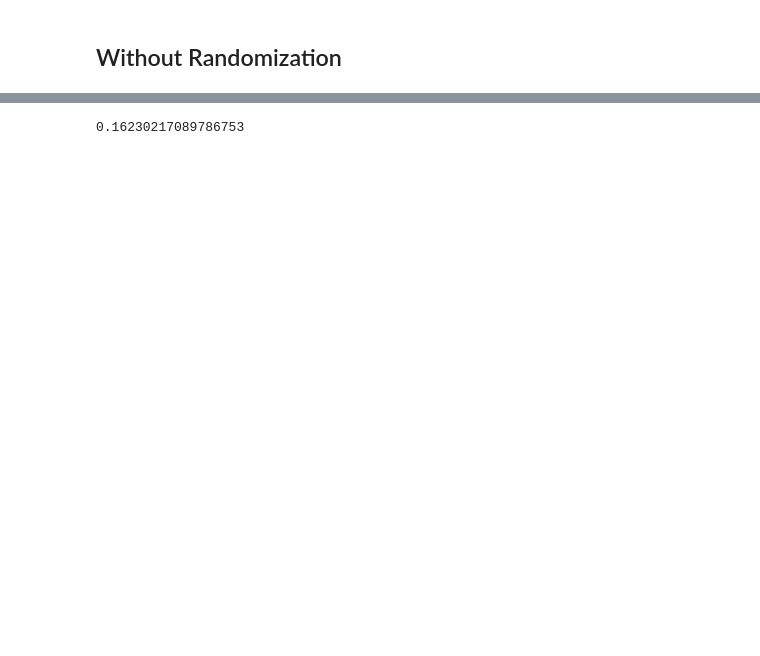
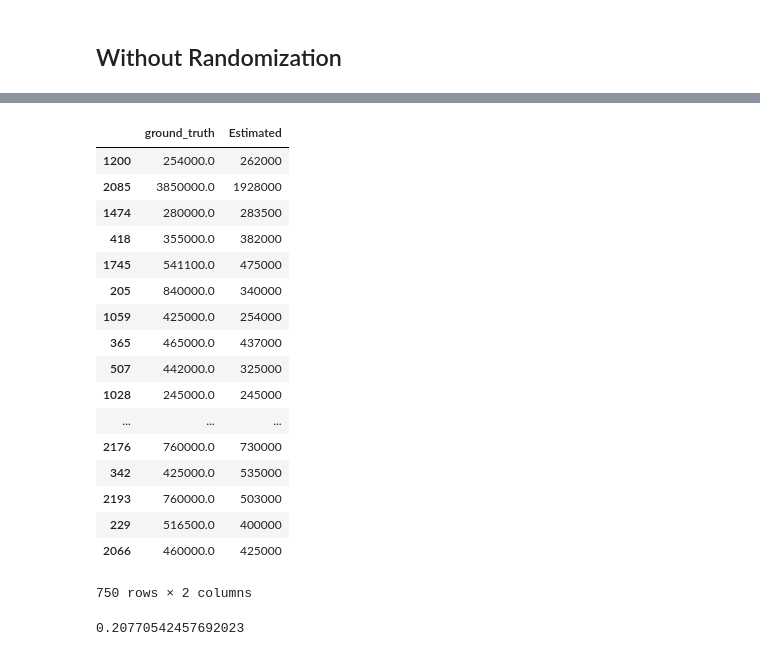
Before and after one commit to roshnivp/HousePrice, a Jupyter notebook: HousePrice.ipynb, the cells around one changed output, grey strips where cells are left out. Cells and saved outputs as stored; diff of their text form; code cells hidden in the pictures; blank space fills up the shorter version.

```diff
--- a/HousePrice.ipynb
+++ b/HousePrice.ipynb
@@ -451,7 +462,7 @@ print(abs(total_estimated-total)/total)
 # %%
 df=pd.read_csv('./kingcounty_house_data.csv')
 # %%
-data=df[:3000]
+data=df[:2500]
 # %%
 price=data.price
 # %%
@@ -465,7 +476,7 @@ train.drop("price",1,inplace=True)
 # %%
 train.drop("date",1,inplace=True)
 # %%
-train.drop("grade",1,inplace=True)
+train.drop("waterfront",1,inplace=True)
 # %%
 train.drop("sqft_living15",1,inplace=True)
 # %%
@@ -475,7 +486,7 @@ test.drop("price",1,inplace=True)
 # %%
 test.drop("date",1,inplace=True)
 # %%
-test.drop("grade",1,inplace=True)
+test.drop("waterfront",1,inplace=True)
 # %%
 test.drop("sqft_living15",1,inplace=True)
 # %%
@@ -524,8 +555,29 @@ Subset_Result['Estimated']=Output.astype(int)
 # %%
 total=Subset_Result['ground_truth'].sum()
+# %%
+Subset_Result[['ground_truth','Estimated']]
+# %% [output]
+|  | ground_truth | Estimated |
+| 1200 | 254000.0 | 262000 |
+| 2085 | 3850000.0 | 1928000 |
+| 1474 | 280000.0 | 283500 |
+| 418 | 355000.0 | 382000 |
+| 1745 | 541100.0 | 475000 |
+| 205 | 840000.0 | 340000 |
+| 1059 | 425000.0 | 254000 |
+| 365 | 465000.0 | 437000 |
+| 507 | 442000.0 | 325000 |
+| 1028 | 245000.0 | 245000 |
+| ... | ... | ... |
+| 2176 | 760000.0 | 730000 |
+| 342 | 425000.0 | 535000 |
+| 2193 | 760000.0 | 503000 |
+| 229 | 516500.0 | 400000 |
+| 2066 | 460000.0 | 425000 |
+750 rows × 2 columns
 # %%
 total_estimated=Subset_Result['Estimated'].sum()
 # %%
 print(abs(total_estimated-total)/total)
 # %% [output]
-0.16230217089786753
+0.20770542457692023
```
Also changed, not shown: parts of 29 cells of this notebook.
